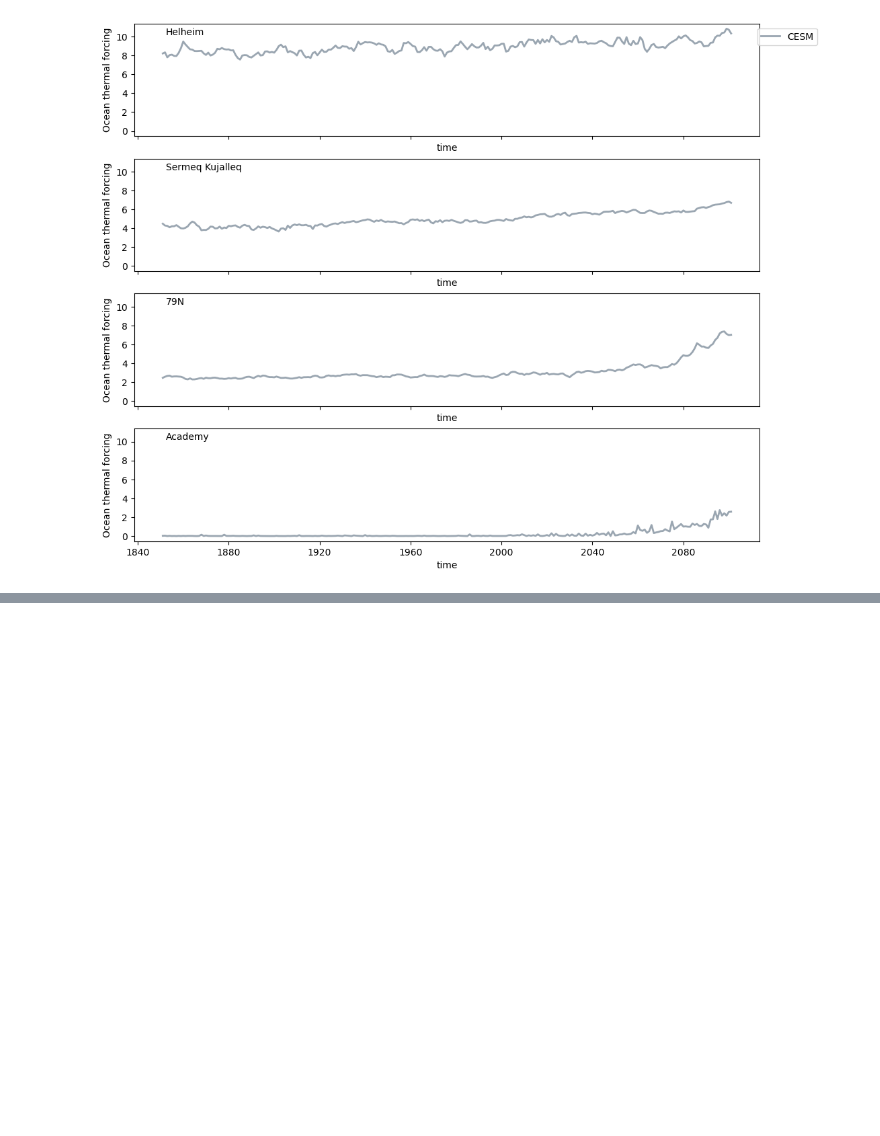
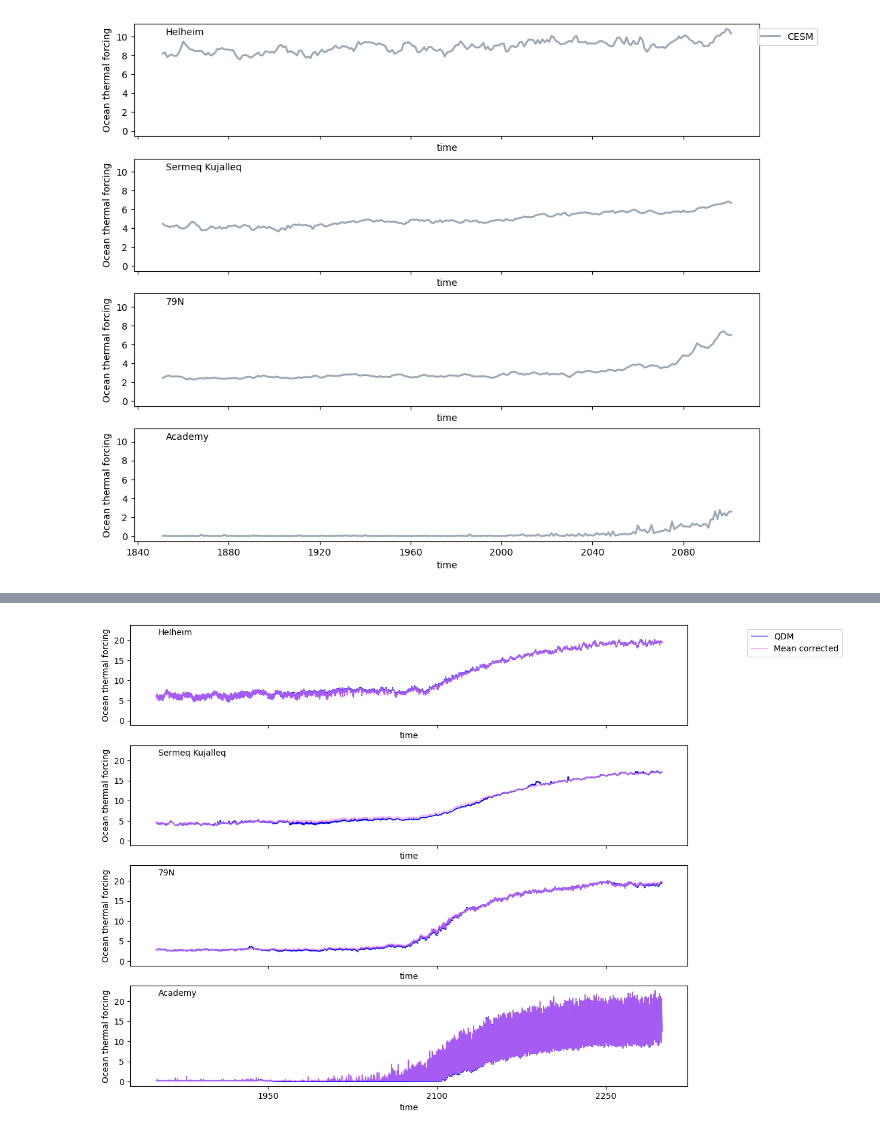
Before and after one commit to ehultee/gris-iceocean-process, a Jupyter notebook: Check_Output.ipynb, the cells around one changed output, grey strips where cells are left out. Saved outputs shown, nothing was run; the diff lists cells and outputs as text; code cells hidden in the pictures; blank space fills up the shorter version.

```diff
--- a/Check_Output.ipynb
+++ b/Check_Output.ipynb
@@ -312,0 +318,5 @@ axs[0].legend(bbox_to_anchor=(1.1,1.0));
+# %%
+fpattern_qdm = f'{DirIn}/TF_aQDM-ISMIP_Grid-CESM2-WACCM-*-PFromStep1-20250926.nc'
+
+ds_q_longterm = xr.open_mfdataset(fpattern_qdm, use_cftime=True)
+ds_q_longterm
@@ -312,0 +376,4 @@ axs[0].legend(bbox_to_anchor=(1.1,1.0));
+# %%
+fpattern_mc = f'{DirIn}/TF_MeanCorrected-ISMIP_Grid-CESM2-WACCM-*.nc'
+ds_mc_longterm = xr.open_mfdataset(fpattern_mc, use_cftime=True)
+ds_mc_longterm
@@ -312,0 +433,30 @@ axs[0].legend(bbox_to_anchor=(1.1,1.0));
+# %%
+## select slices using cftime objects
+
+fig, axs = plt.subplots(4,1, figsize=(12,10), sharex=True, sharey=True)
+for i in range(4):
+    ax=axs[i]
+    which_site = site_names[i]
+    # cesm_toplot.TF.sel(x=x3413[i], y=y3413[i], method='nearest').plot(ax=ax, label='CESM',
+    #                                                             color='slategrey',
+    #                                                             lw=2, ls='-',
+    #                                                            alpha=0.7)
+    # ds_en4.TF.sel(x=x3413[i], y=y3413[i], method='nearest').plot(ax=ax, label='EN4',
+    #                                                             color='lime',
+    #                                                             lw=2, ls='-',
+    #                                                            alpha=0.7)
+    ds_q_longterm.TF.sel(x=x3413[i], y=y3413[i], method='nearest').plot(ax=ax, label='QDM',
+                                                                color='blue',
+                                                                lw=1, ls='-')
+    ds_mc_longterm.TF.sel(x=x3413[i], y=y3413[i], method='nearest').plot(ax=ax, label='Mean corrected',
+                                                                color='violet',
+                                                                lw=1, ls='-',
+                                                               alpha=0.7)
+
+    ## CESM needs nc-time-axis to plot, and mean corrected has corrupted metadata
+    ## re-process and return to this
+    ax.text(0.05, 0.9, '{}'.format(which_site), transform = ax.transAxes)
+    ax.set(title='')
+axs[0].legend(bbox_to_anchor=(1.1,1.0));
+# %% [output]
+[figure, added]
```
Also changed, not shown: parts of 4 cells of this notebook.
